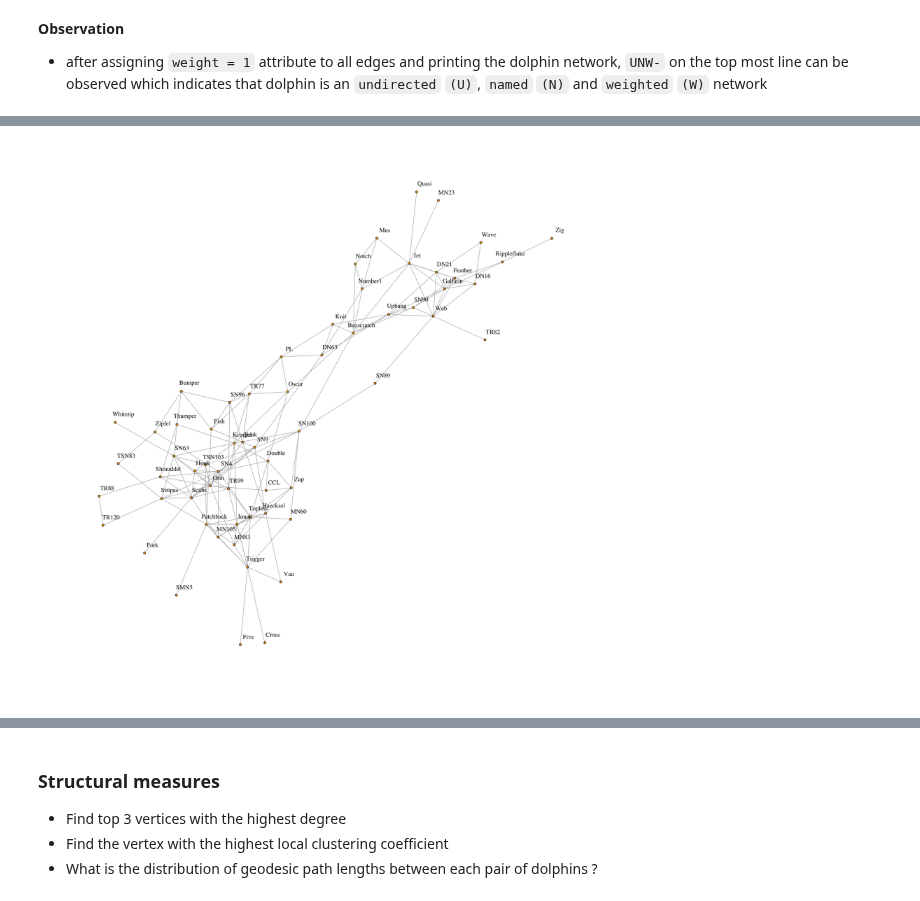
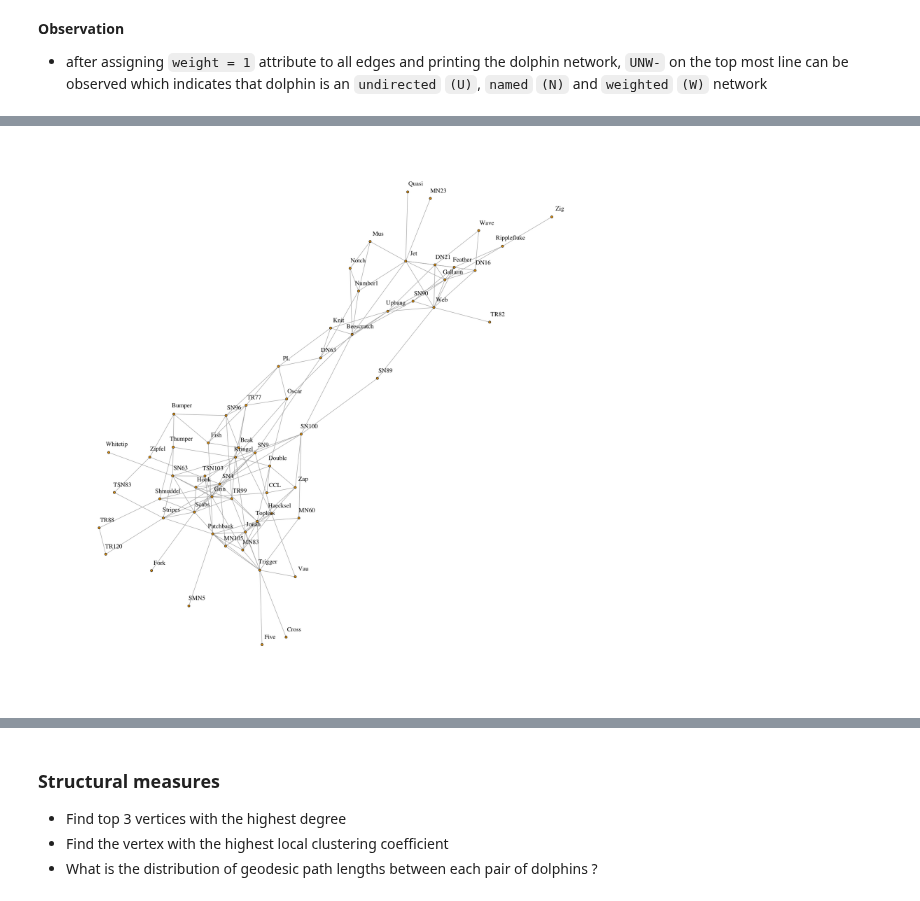
Before and after one commit to ppkgtmm/data-models, a Jupyter notebook: L6/Exercise.ipynb, the cells around one changed output, grey strips where cells are left out. Saved outputs shown, nothing was run; the diff lists cells and outputs as text; code cells hidden in the pictures.

```diff
--- a/L6/Exercise.ipynb
+++ b/L6/Exercise.ipynb
@@ -132,5 +134,5 @@ IGRAPH 790386c UNW- 62 159 --
 # %%
 options(repr.plot.width = 15, repr.plot.height = 15)
-plot(dolphin, layouto = layout_with_fr(dolphin), vertex.size = 1, vertex.label.dist = 0.7, vertex.label.color="black")
+plot(dolphin, layout = layout_with_fr(dolphin), vertex.size = 1, vertex.label.dist = 0.7, vertex.label.color="black")
 # %% [output]
-[figure, old version]
+[figure, new version]
```
Also changed, not shown: parts of 10 cells of this notebook.
